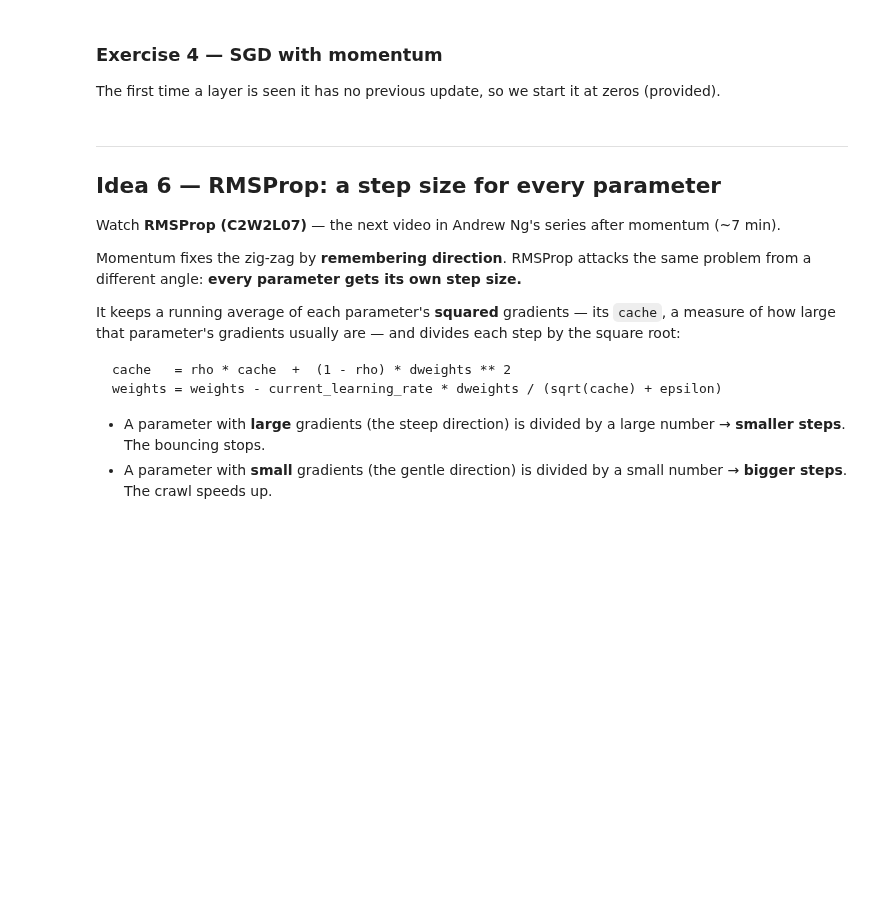
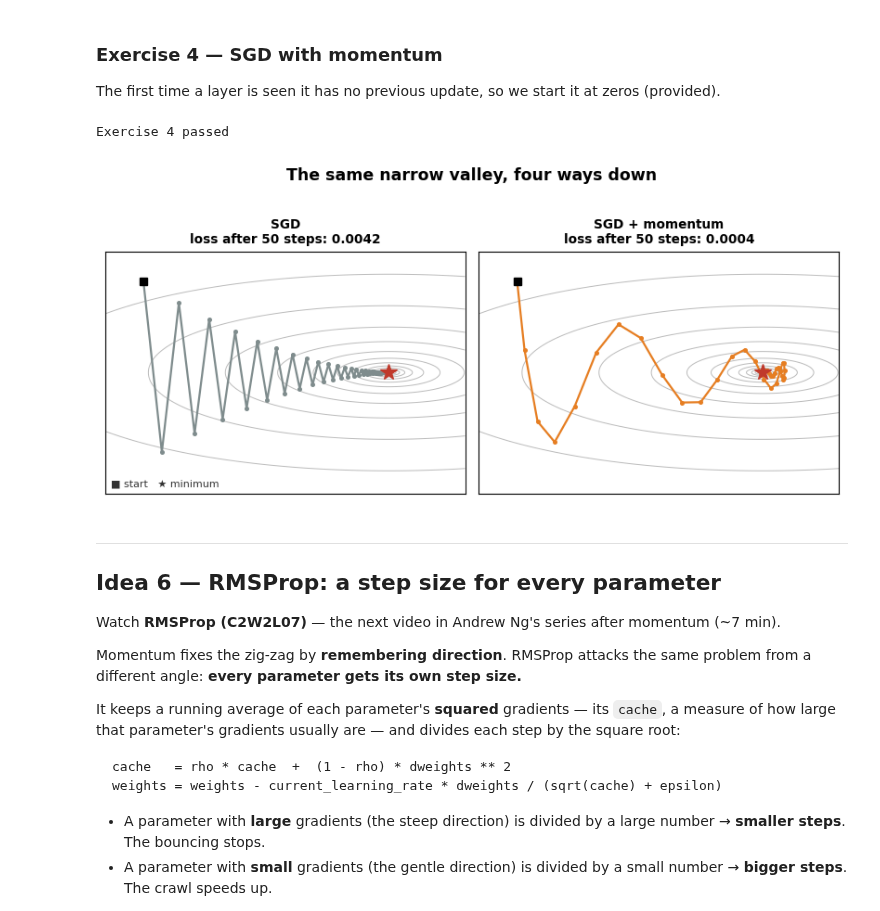
Before and after one commit to Ephab/dl-uni, a Jupyter notebook: lab05/ARTI402_Lab5_Student.ipynb, the cells around one changed output. Drawn from its saved outputs; the diff is of its cells as text; code cells hidden in the pictures; blank space fills up the shorter version.

```diff
--- a/lab05/ARTI402_Lab5_Student.ipynb
+++ b/lab05/ARTI402_Lab5_Student.ipynb
@@ -229,21 +241,21 @@ class SpiralNet:
         """Returns the loss."""
         self.dense1.forward(X)
         # TODO: ReLU on dense1's output
-        ...
+        self.activation1.forward(self.dense1.output)
         # TODO: dense2 on the ReLU's output
-        ...
+        self.dense2.forward(self.activation1.output)
         # TODO: softmax + loss on dense2's output; return the loss
-        return ...
+        return self.loss_activation.forward(self.dense2.output, y)
 
     def backward(self, y):
         # the loss layer starts the chain, from its own output
         self.loss_activation.backward(self.loss_activation.output, y)
         # TODO: dense2.backward, fed the loss layer's dinputs
-        ...
+        self.dense2.backward(self.loss_activation.dinputs)
         # TODO: activation1.backward, fed dense2's dinputs
-        ...
+        self.activation1.backward(self.dense2.dinputs)
         # TODO: dense1.backward, fed activation1's dinputs
-        ...
+        self.dense1.backward(self.activation1.dinputs)
 
     def accuracy(self, X, y):
         self.forward(X, y)
@@ -410,8 +435,8 @@ class Optimizer_SGD(Optimizer):
 
     def update_params(self, layer):
         # TODO: step against the gradient, for weights and biases
-        layer.weights += ...
-        layer.biases += ...
+        layer.weights -= self.current_learning_rate  * layer.dweights
+        layer.biases -=  self.current_learning_rate * layer.dbiases
 
 
 # --- self-check ---
@@ -589,37 +629,40 @@ The first time a layer is seen it has no previous update, so we start it at zero
 # %%
 class Optimizer_SGD_Momentum(Optimizer):
 
     def __init__(self, learning_rate=1.0, decay=0.0, momentum=0.9):
         super().__init__(learning_rate, decay)
         self.momentum = momentum
 
     def update_params(self, layer):
         if not hasattr(layer, "weight_momentums"):          # first visit: no memory yet
             layer.weight_momentums = np.zeros_like(layer.weights)
             layer.bias_momentums = np.zeros_like(layer.biases)
 
         # TODO: new update = momentum * previous update  -  current lr * gradient
-        layer.weight_momentums = ...
-        layer.bias_momentums = ...
+        layer.weight_momentums = self.momentum * layer.weight_momentums - self.current_learning_rate * layer.dweights
+        layer.bias_momentums = self.momentum * layer.bias_momentums - self.current_learning_rate * layer.dbiases
 
         # TODO: apply the updates
-        layer.weights += ...
-        layer.biases += ...
+        layer.weights += layer.weight_momentums
+        layer.biases += layer.bias_momentums
 
 
 # --- self-check ---
 # constant gradient 1, lr 0.1, momentum 0.5:
 #   step 1: -0.1     step 2: 0.5*(-0.1) - 0.1 = -0.15     step 3: 0.5*(-0.15) - 0.1 = -0.175
 w = take_steps(Optimizer_SGD_Momentum(0.1, momentum=0.5), FakeLayer([0.0], [1.0]), 3)
 assert np.allclose(w, [-0.425]), f"0 - 0.1 - 0.15 - 0.175 = -0.425; got {w}"
 w0 = take_steps(Optimizer_SGD_Momentum(0.1, momentum=0.0), FakeLayer([0.0], [1.0]), 3)
 assert np.allclose(w0, [-0.3]), "with momentum 0 it must behave exactly like plain SGD"
 print("Exercise 4 passed")
 
 fig = draw_valley_paths({"SGD": walk(Optimizer_SGD(0.075)),
                          "SGD + momentum": walk(Optimizer_SGD_Momentum(0.03, momentum=0.8))},
                         valley_loss)
 plt.show()
+# %% [output]
+Exercise 4 passed
+[figure, added]
 # %% [markdown]
 ---
 ## Idea 6 — RMSProp: a step size for every parameter
```
Also changed, not shown: parts of 20 cells of this notebook.
